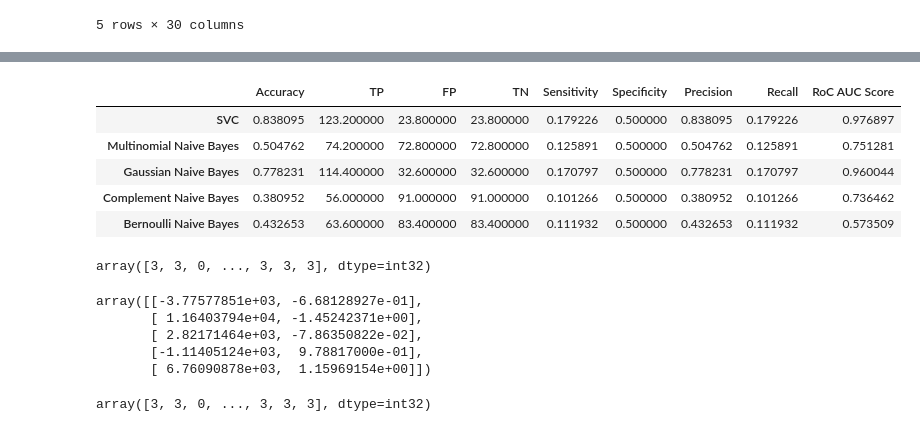
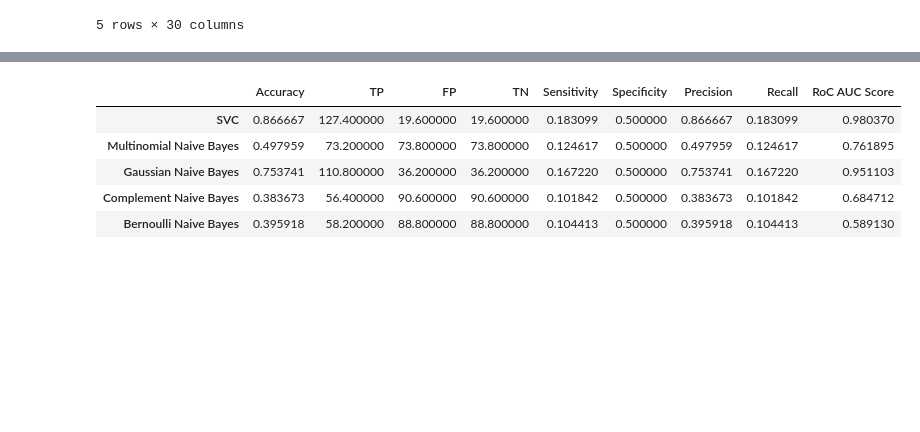
Before and after one commit to Darcinn/F21DL, a Jupyter notebook: Notebooks/Lab 2/Lab-2.ipynb, the cells around one changed output, grey strips where cells are left out. Saved outputs shown, nothing was run; the diff lists cells and outputs as text; code cells hidden in the pictures; blank space fills up the shorter version.

```diff
--- a/Notebooks/Lab 2/Lab-2.ipynb
+++ b/Notebooks/Lab 2/Lab-2.ipynb
@@ -428,32 +428,32 @@ def classify_results(true, pred):
 # %%
 from sklearn.naive_bayes import MultinomialNB, GaussianNB, ComplementNB, BernoulliNB, CategoricalNB
 
 classifiers = [
     ("SVC", SVC(probability=True)),
     ("Multinomial Naive Bayes", MultinomialNB()),
     ("Gaussian Naive Bayes", GaussianNB()),
     ("Complement Naive Bayes", ComplementNB()),
     ("Bernoulli Naive Bayes", BernoulliNB()),
     # ("Categorical Naive Bayes", CategoricalNB())
 ]
 
 
 def evaluate(X, y, things, func):
   results = {}
   for (name, thing) in things:
-    results[name] = dict(zip(metrics, func(x, y, thing)))
+    results[name] = dict(zip(metrics, func(X, y, thing)))
   df = pd.DataFrame(results).transpose()
   return df.style.highlight_max(props='font-weight: bold', axis = 0)
 # df.plot.bar(y=["Sensitivity", "Specificity", "Precision", "Recall", "RoC AUC Score"])
 
 evaluate(top_five_features, employees["JobLevel"], classifiers, evaluate_classifier)
 # %% [output]
 |  | Accuracy | TP | FP | TN | Sensitivity | Specificity | Precision | Recall | RoC AUC Score |
-| SVC | 0.838095 | 123.200000 | 23.800000 | 23.800000 | 0.179226 | 0.500000 | 0.838095 | 0.179226 | 0.976897 |
-| Multinomial Naive Bayes | 0.504762 | 74.200000 | 72.800000 | 72.800000 | 0.125891 | 0.500000 | 0.504762 | 0.125891 | 0.751281 |
-| Gaussian Naive Bayes | 0.778231 | 114.400000 | 32.600000 | 32.600000 | 0.170797 | 0.500000 | 0.778231 | 0.170797 | 0.960044 |
-| Complement Naive Bayes | 0.380952 | 56.000000 | 91.000000 | 91.000000 | 0.101266 | 0.500000 | 0.380952 | 0.101266 | 0.736462 |
-| Bernoulli Naive Bayes | 0.432653 | 63.600000 | 83.400000 | 83.400000 | 0.111932 | 0.500000 | 0.432653 | 0.111932 | 0.573509 |
+| SVC | 0.866667 | 127.400000 | 19.600000 | 19.600000 | 0.183099 | 0.500000 | 0.866667 | 0.183099 | 0.980370 |
+| Multinomial Naive Bayes | 0.497959 | 73.200000 | 73.800000 | 73.800000 | 0.124617 | 0.500000 | 0.497959 | 0.124617 | 0.761895 |
+| Gaussian Naive Bayes | 0.753741 | 110.800000 | 36.200000 | 36.200000 | 0.167220 | 0.500000 | 0.753741 | 0.167220 | 0.951103 |
+| Complement Naive Bayes | 0.383673 | 56.400000 | 90.600000 | 90.600000 | 0.101842 | 0.500000 | 0.383673 | 0.101842 | 0.684712 |
+| Bernoulli Naive Bayes | 0.395918 | 58.200000 | 88.800000 | 88.800000 | 0.104413 | 0.500000 | 0.395918 | 0.104413 | 0.589130 |
 # %%
 from sklearn.cluster import KMeans
 from sklearn.decomposition import PCA
@@ -465,19 +465,3 @@ y_pred = kmeans.fit_predict(X)
-# %%
-y_pred
-# %% [output]
-array([3, 3, 0, ..., 3, 3, 3], dtype=int32)
-# %%
-kmeans.cluster_centers_
-# %% [output]
-array([[-3.77577851e+03, -6.68128927e-01],
-       [ 1.16403794e+04, -1.45242371e+00],
-       [ 2.82171464e+03, -7.86350822e-02],
-       [-1.11405124e+03,  9.78817000e-01],
-       [ 6.76090878e+03,  1.15969154e+00]])
-# %%
-kmeans.labels_
-# %% [output]
-array([3, 3, 0, ..., 3, 3, 3], dtype=int32)
 # %%
 def plot_data(X):
     plt.plot(X[:, 0], X[:, 1], 'k.', markersize=2)
```
Also changed, not shown: parts of 13 cells of this notebook.
